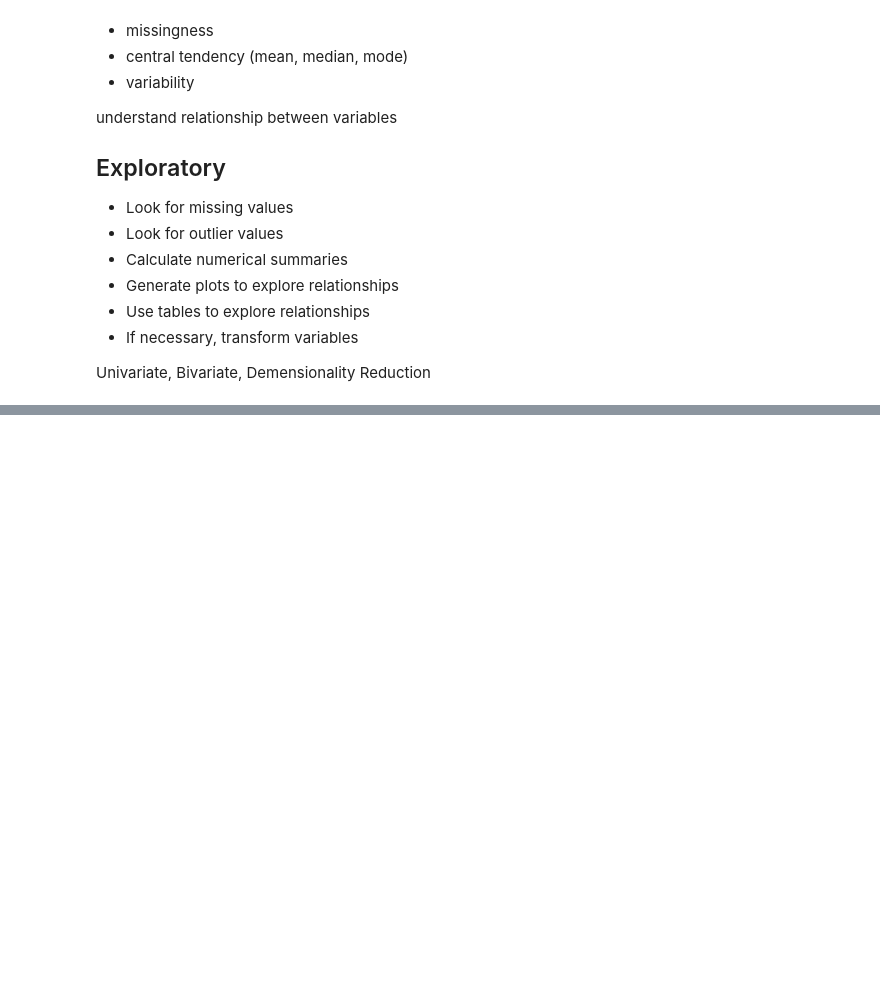
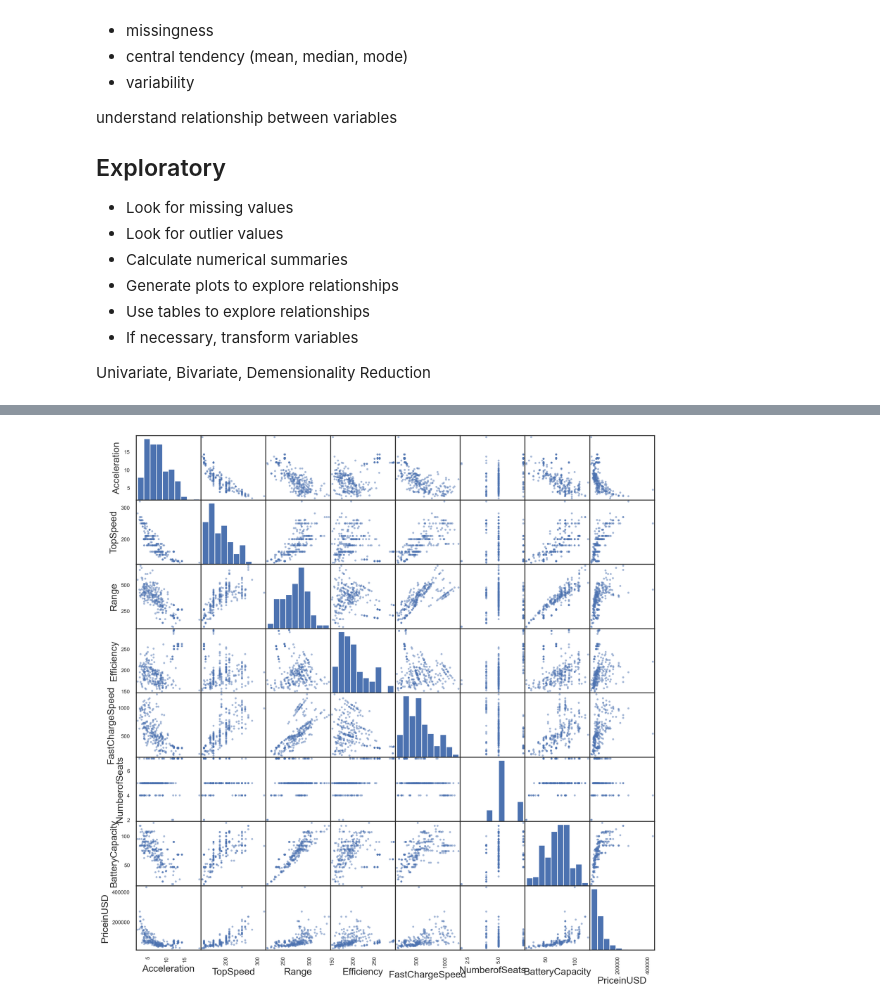
Before and after one commit to rappelrx/cogs108-project, a Jupyter notebook: EDACheckpointGroup_Sp23_yippee.ipynb, the cells around one changed output, grey strips where cells are left out. Cells and saved outputs as stored; diff of their text form; code cells hidden in the pictures; blank space fills up the shorter version.

Commit message:
added big graph

```diff
--- a/EDACheckpointGroup_Sp23_yippee.ipynb
+++ b/EDACheckpointGroup_Sp23_yippee.ipynb
@@ -44,3 +41,22 @@ import pandas as pd
+# %%
+%matplotlib inline
+
+import numpy as np
+import pandas as pd
+
+## seaborn for plotting
+import seaborn as sns
+sns.set(font_scale=1.2, style="white")
+
+# import matplotlib for plotting
+import matplotlib as mpl
+import matplotlib.pyplot as plt
+import matplotlib.style as style
+# set plotting size parameter
+plt.rcParams['figure.figsize'] = (12, 5)
+
+# improve resolution
+%config InlineBackend.figure_format ='retina'
 # %% [markdown]
 # Data Cleaning
 # %% [markdown]
@@ -338,0 +369,4 @@ Univariate, Bivariate, Demensionality Reduction
+# %%
+fig = pd.plotting.scatter_matrix(cheapEVs[['Acceleration','TopSpeed', 'Range', 'Efficiency', 'FastChargeSpeed', 'NumberofSeats', 'BatteryCapacity','PriceinUSD']], figsize=(14,14))
+# %% [output]
+[figure, added]
```
Also changed, not shown: parts of 3 cells of this notebook.
